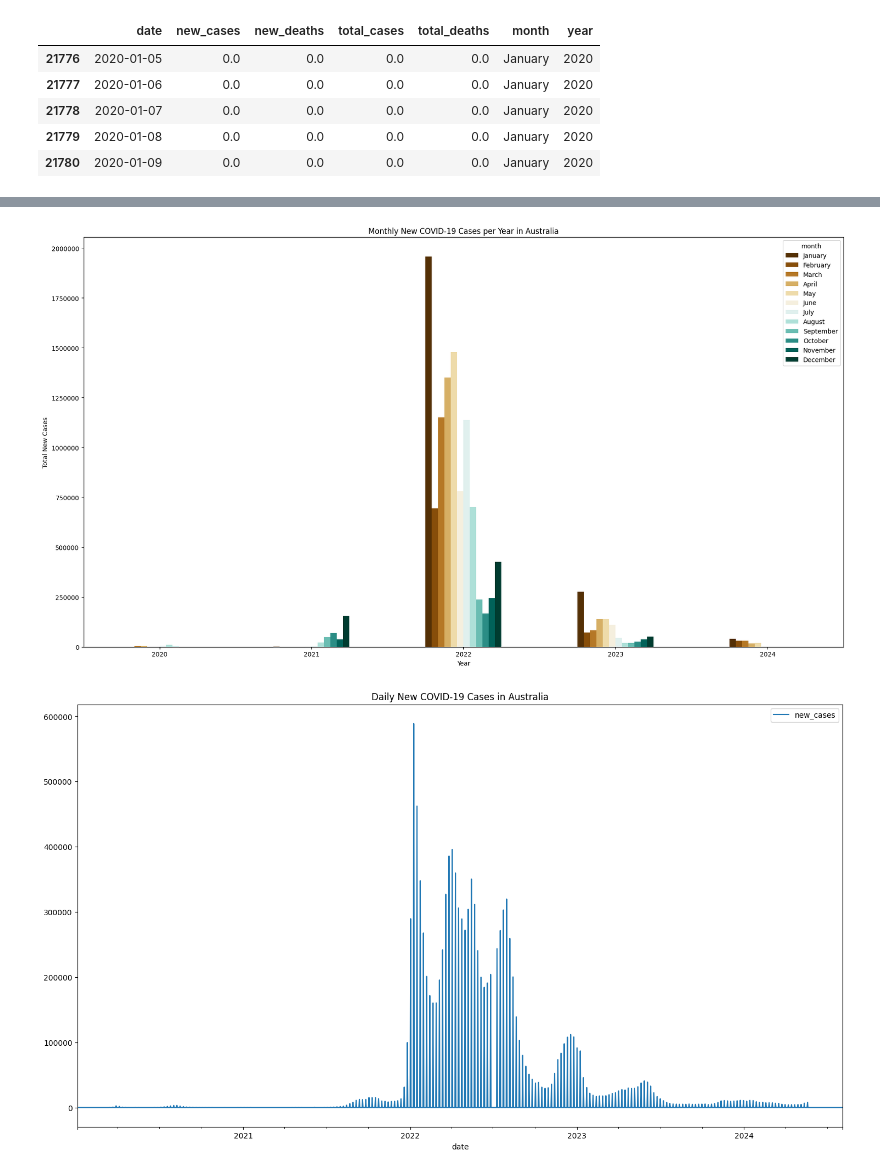
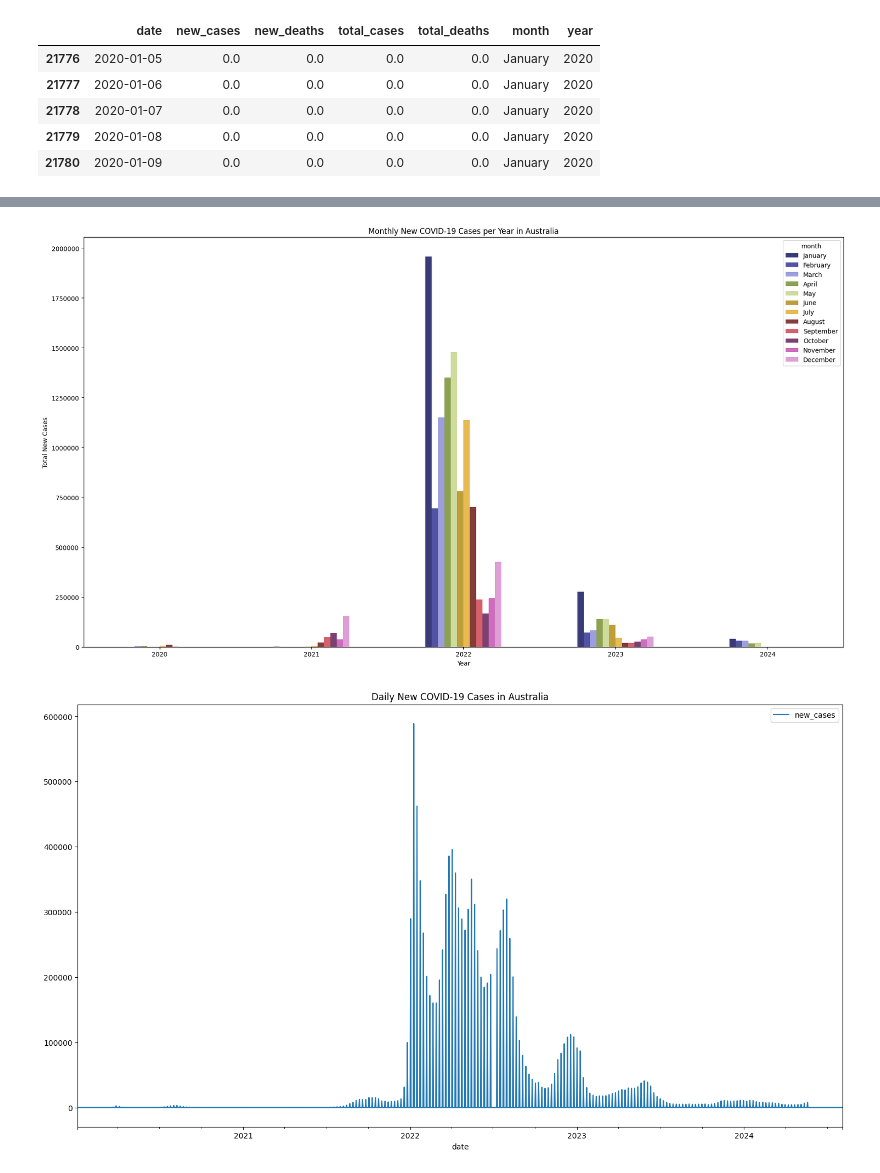
Before and after one commit to AlexWilliams1004/covid_analysis, a Jupyter notebook: covid_analysis.ipynb, the cells around one changed output, grey strips where cells are left out. Drawn from its saved outputs; the diff is of its cells as text; code cells hidden in the pictures.

Commit message:
Change the colormap to tab20b.

```diff
--- a/covid_analysis.ipynb
+++ b/covid_analysis.ipynb
@@ -80,16 +80,16 @@ monthly_cases_each_year
 | 2023 | 277460.0 | 71730.0 | 82737.0 | 139623.0 | 140254.0 | 111767.0 | 43908.0 | 20896.0 | 20730.0 | 27350.0 | 39061.0 | ... |
 | 2024 | 40707.0 | 30877.0 | 30520.0 | 17884.0 | 19638.0 | 0.0 | 0.0 | 0.0 | NaN | NaN | NaN | ... |
 # %%
-monthly_cases_each_year.plot(kind='bar', figsize=(18, 10), colormap='BrBG')
+monthly_cases_each_year.plot(kind='bar', figsize=(18, 10), colormap='tab20b')
 plt.title("Monthly New COVID-19 Cases per Year in Australia")
 plt.xlabel('Year')
 plt.ylabel('Total New Cases')
 plt.ticklabel_format(style='plain', axis='y')
 plt.xticks(rotation=0)
 plt.tight_layout()
 plt.show()
 # %% [output]
-[figure, old version]
+[figure, new version]
 # %%
 australia.plot(x='date', y='new_cases', title='Daily New COVID-19 Cases in Australia', figsize=(18, 10))
 plt.show()
```
